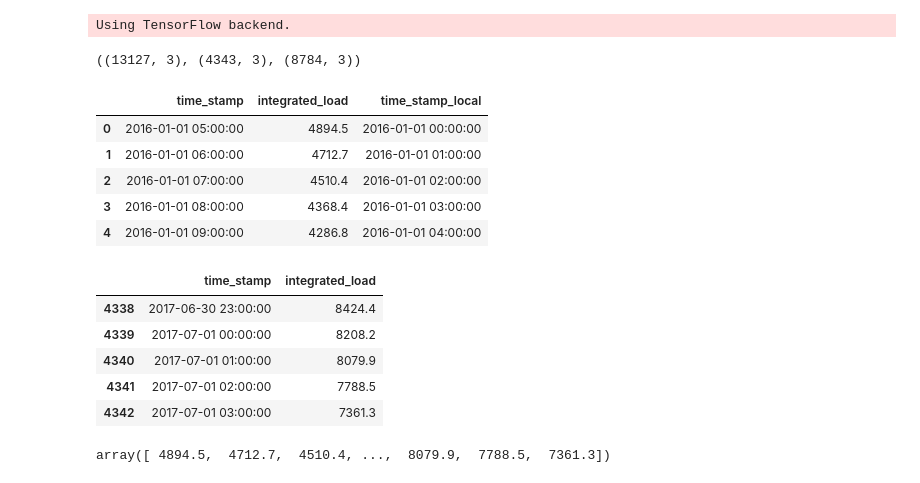
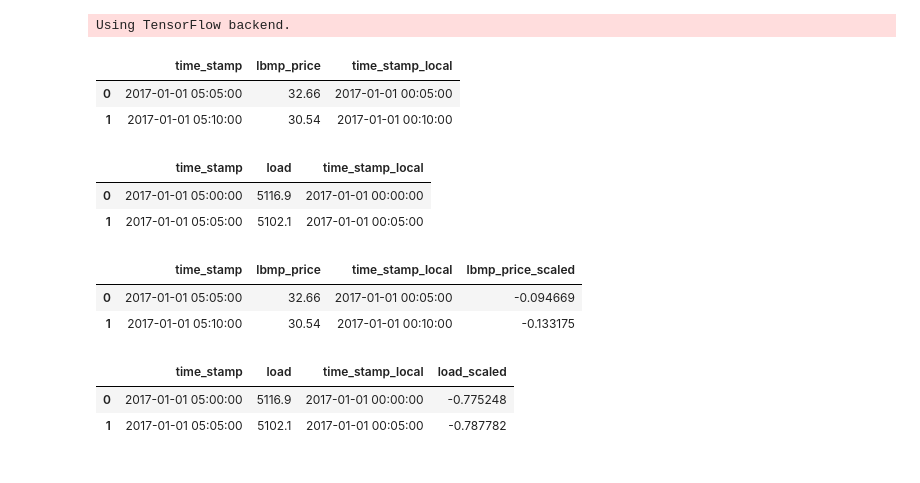
Before and after one commit to xingliuUT/battery_planner, a Jupyter notebook: nn_model.ipynb, the cells around one changed output. Saved outputs shown, nothing was run; the diff lists cells and outputs as text; code cells hidden in the pictures.

```diff
--- a/nn_model.ipynb
+++ b/nn_model.ipynb
@@ -18,20 +18,5 @@ from keras.callbacks import Callback
 # %% [output]
 Using TensorFlow backend.
 # %%
-#p50187 = pd.read_csv('plantid50187.csv')
-df2016_nyiso = pd.read_csv('nyiso_2016.csv', parse_dates=['time_stamp'])
-df2017_nyiso = pd.read_csv('nyiso_2017.csv', parse_dates=['time_stamp'])
+df_price = pd.read_csv('nyiso_price_2017.csv', parse_dates=['time_stamp', 'time_stamp_local'])
+df_load = pd.read_csv('nyiso_load_2017.csv', parse_dates=['time_stamp', 'time_stamp_local'])
-# %%
-df_nyiso = pd.concat([df2016_nyiso, df2017_nyiso], axis = 0)
-df_nyiso.shape, df2017_nyiso.shape, df2016_nyiso.shape
-# %% [output]
-((13127, 3), (4343, 3), (8784, 3))
-# %%
-df_nyiso.head()
-# %% [output]
-|  | time_stamp | integrated_load | time_stamp_local |
-| 0 | 2016-01-01 05:00:00 | 4894.5 | 2016-01-01 00:00:00 |
-| 1 | 2016-01-01 06:00:00 | 4712.7 | 2016-01-01 01:00:00 |
-| 2 | 2016-01-01 07:00:00 | 4510.4 | 2016-01-01 02:00:00 |
-| 3 | 2016-01-01 08:00:00 | 4368.4 | 2016-01-01 03:00:00 |
-| 4 | 2016-01-01 09:00:00 | 4286.8 | 2016-01-01 04:00:00 |
@@ -41,9 +23,12 @@ df_nyiso.drop('time_stamp_local', axis = 1, inplace = True)
-# %%
-df_nyiso.tail()
-# %% [output]
-|  | time_stamp | integrated_load |
-| 4338 | 2017-06-30 23:00:00 | 8424.4 |
-| 4339 | 2017-07-01 00:00:00 | 8208.2 |
-| 4340 | 2017-07-01 01:00:00 | 8079.9 |
-| 4341 | 2017-07-01 02:00:00 | 7788.5 |
-| 4342 | 2017-07-01 03:00:00 | 7361.3 |
+# %%
+df_price.head(2)
+# %% [output]
+|  | time_stamp | lbmp_price | time_stamp_local |
+| 0 | 2017-01-01 05:05:00 | 32.66 | 2017-01-01 00:05:00 |
+| 1 | 2017-01-01 05:10:00 | 30.54 | 2017-01-01 00:10:00 |
+# %%
+df_load.head(2)
+# %% [output]
+|  | time_stamp | load | time_stamp_local |
+| 0 | 2017-01-01 05:00:00 | 5116.9 | 2017-01-01 00:00:00 |
+| 1 | 2017-01-01 05:05:00 | 5102.1 | 2017-01-01 00:05:00 |
@@ -50,3 +42,15 @@ df_nyiso.tail()
+# %%
+df_price.head(2)
+# %% [output]
+|  | time_stamp | lbmp_price | time_stamp_local | lbmp_price_scaled |
+| 0 | 2017-01-01 05:05:00 | 32.66 | 2017-01-01 00:05:00 | -0.094669 |
+| 1 | 2017-01-01 05:10:00 | 30.54 | 2017-01-01 00:10:00 | -0.133175 |
+# %%
+df_load.head(2)
+# %% [output]
+|  | time_stamp | load | time_stamp_local | load_scaled |
+| 0 | 2017-01-01 05:00:00 | 5116.9 | 2017-01-01 00:00:00 | -0.775248 |
+| 1 | 2017-01-01 05:05:00 | 5102.1 | 2017-01-01 00:05:00 | -0.787782 |
 # %%
 def feature_target_split(data, train, predict, step, binary=True, scale=True):
     X, Y = [], []
@@ -97,7 +90,3 @@ TRAIN_SIZE = 30
 TARGET_TIME = 1
 LAG_SIZE = 1
 EMB_SIZE = 1
-# %%
-df_nyiso.integrated_load.values
-# %% [output]
-array([ 4894.5,  4712.7,  4510.4, ...,  8079.9,  7788.5,  7361.3])
```
Also changed, not shown: parts of 22 cells of this notebook.
